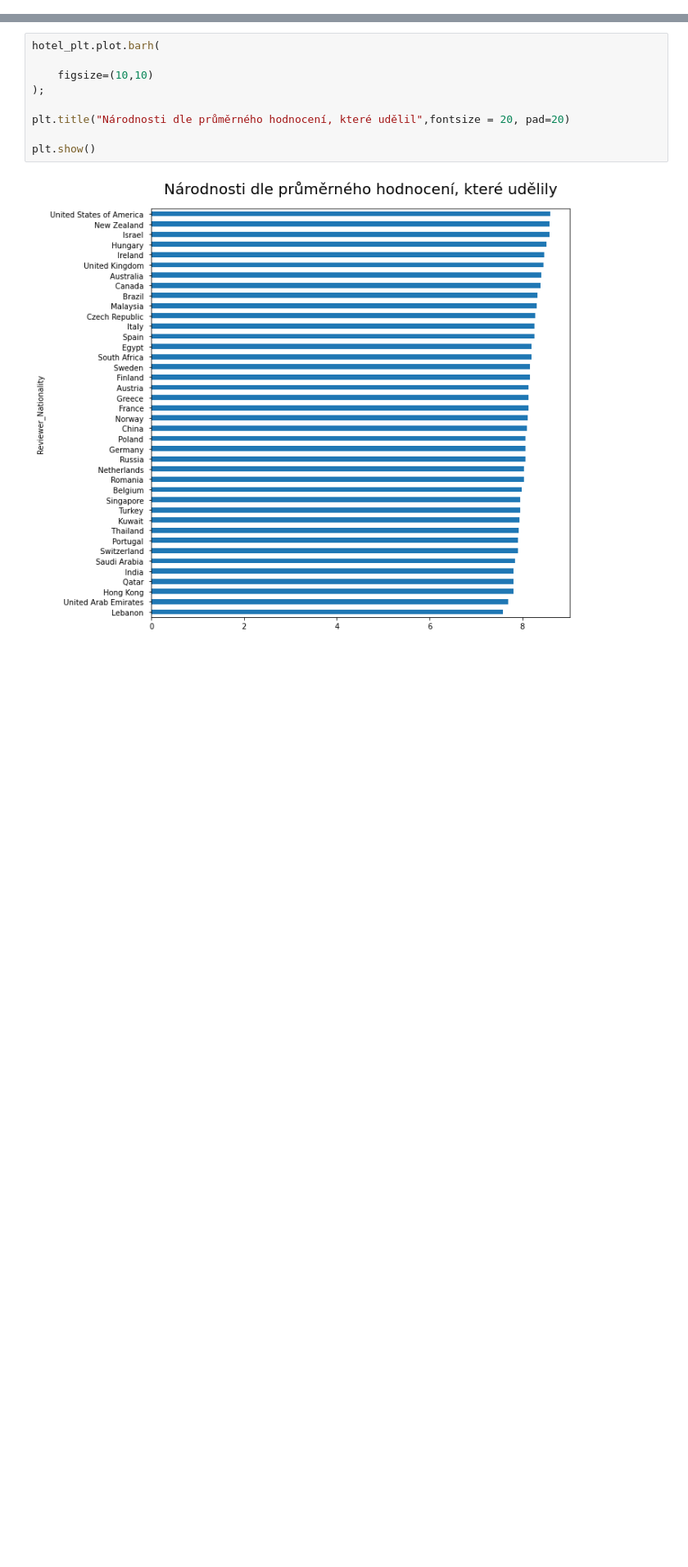
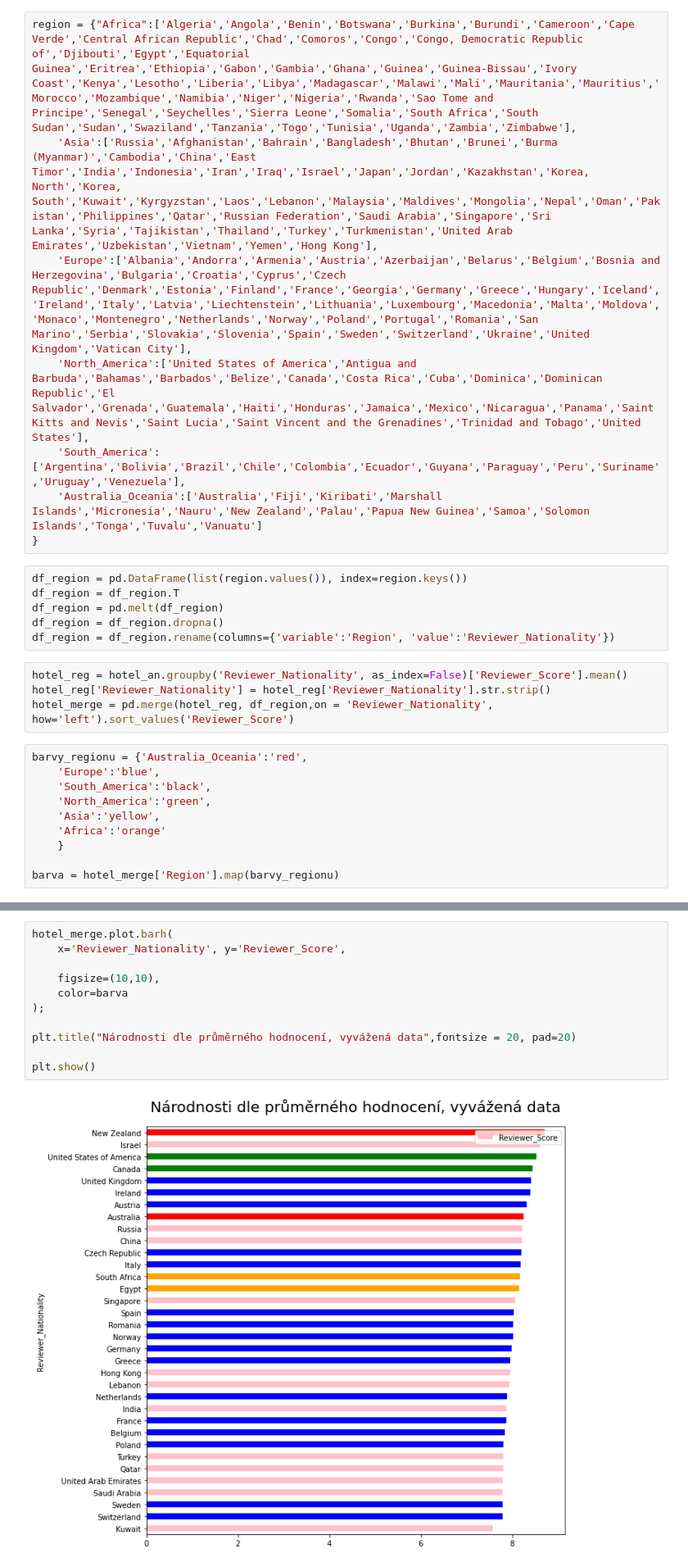
Before and after one commit to cermatej/vse-text-analysis, a Jupyter notebook: hotel_text_analysis.ipynb, the cells around one changed output, grey strips where cells are left out. Shown at 82% size. Drawn from its saved outputs; the diff is of its cells as text; blank space fills up the shorter version.

```diff
--- a/hotel_text_analysis.ipynb
+++ b/hotel_text_analysis.ipynb
@@ -792,0 +791,28 @@ array([' Lebanon ', ' United Arab Emirates ', ' Hong Kong ', ' Qatar ',
+# %%
+region = {"Africa":['Algeria','Angola','Benin','Botswana','Burkina','Burundi','Cameroon','Cape Verde','Central African Republic','Chad','Comoros','Congo','Congo, Democratic Republic of','Djibouti','Egypt','Equatorial Guinea','Eritrea','Ethiopia','Gabon','Gambia','Ghana','Guinea','Guinea-Bissau','Ivory Coast','Kenya','Lesotho','Liberia','Libya','Madagascar','Malawi','Mali','Mauritania','Mauritius','Morocco','Mozambique','Namibia','Niger','Nigeria','Rwanda','Sao Tome and Principe','Senegal','Seychelles','Sierra Leone','Somalia','South Africa','South Sudan','Sudan','Swaziland','Tanzania','Togo','Tunisia','Uganda','Zambia','Zimbabwe'],
+    'Asia':['Russia','Afghanistan','Bahrain','Bangladesh','Bhutan','Brunei','Burma (Myanmar)','Cambodia','China','East Timor','India','Indonesia','Iran','Iraq','Israel','Japan','Jordan','Kazakhstan','Korea, North','Korea, South','Kuwait','Kyrgyzstan','Laos','Lebanon','Malaysia','Maldives','Mongolia','Nepal','Oman','Pakistan','Philippines','Qatar','Russian Federation','Saudi Arabia','Singapore','Sri Lanka','Syria','Tajikistan','Thailand','Turkey','Turkmenistan','United Arab Emirates','Uzbekistan','Vietnam','Yemen','Hong Kong'],
+    'Europe':['Albania','Andorra','Armenia','Austria','Azerbaijan','Belarus','Belgium','Bosnia and Herzegovina','Bulgaria','Croatia','Cyprus','Czech Republic','Denmark','Estonia','Finland','France','Georgia','Germany','Greece','Hungary','Iceland','Ireland','Italy','Latvia','Liechtenstein','Lithuania','Luxembourg','Macedonia','Malta','Moldova','Monaco','Montenegro','Netherlands','Norway','Poland','Portugal','Romania','San Marino','Serbia','Slovakia','Slovenia','Spain','Sweden','Switzerland','Ukraine','United Kingdom','Vatican City'],
+    'North_America':['United States of America','Antigua and Barbuda','Bahamas','Barbados','Belize','Canada','Costa Rica','Cuba','Dominica','Dominican Republic','El Salvador','Grenada','Guatemala','Haiti','Honduras','Jamaica','Mexico','Nicaragua','Panama','Saint Kitts and Nevis','Saint Lucia','Saint Vincent and the Grenadines','Trinidad and Tobago','United States'],
+    'South_America':['Argentina','Bolivia','Brazil','Chile','Colombia','Ecuador','Guyana','Paraguay','Peru','Suriname','Uruguay','Venezuela'],
+    'Australia_Oceania':['Australia','Fiji','Kiribati','Marshall Islands','Micronesia','Nauru','New Zealand','Palau','Papua New Guinea','Samoa','Solomon Islands','Tonga','Tuvalu','Vanuatu']
+}
+# %%
+df_region = pd.DataFrame(list(region.values()), index=region.keys())
+df_region = df_region.T
+df_region = pd.melt(df_region)
+df_region = df_region.dropna()
+df_region = df_region.rename(columns={'variable':'Region', 'value':'Reviewer_Nationality'})
+# %%
+hotel_reg = hotel_an.groupby('Reviewer_Nationality', as_index=False)['Reviewer_Score'].mean()
+hotel_reg['Reviewer_Nationality'] = hotel_reg['Reviewer_Nationality'].str.strip()
+hotel_merge = pd.merge(hotel_reg, df_region,on = 'Reviewer_Nationality', how='left').sort_values('Reviewer_Score')
+# %%
+barvy_regionu = {'Australia_Oceania':'red',
+    'Europe':'blue',
+    'South_America':'black',
+    'North_America':'green',
+    'Asia':'yellow',
+    'Africa':'orange'
+    }
+
+barva = hotel_merge['Region'].map(barvy_regionu)
@@ -793,11 +823,13 @@ array([' Lebanon ', ' United Arab Emirates ', ' Hong Kong ', ' Qatar ',
 # %%
-hotel_plt.plot.barh(
+hotel_merge.plot.barh(
+    x='Reviewer_Nationality', y='Reviewer_Score',
 
-    figsize=(10,10)
+    figsize=(10,10),
+    color=barva
 );
 
-plt.title("Národnosti dle průměrného hodnocení, které udělil",fontsize = 20, pad=20)
+plt.title("Národnosti dle průměrného hodnocení, vyvážená data",fontsize = 20, pad=20)
 
 plt.show()
 # %% [output]
-[figure, old version]
+[figure, new version]
```
Also changed, not shown: parts of 30 cells of this notebook, 1 other file.
